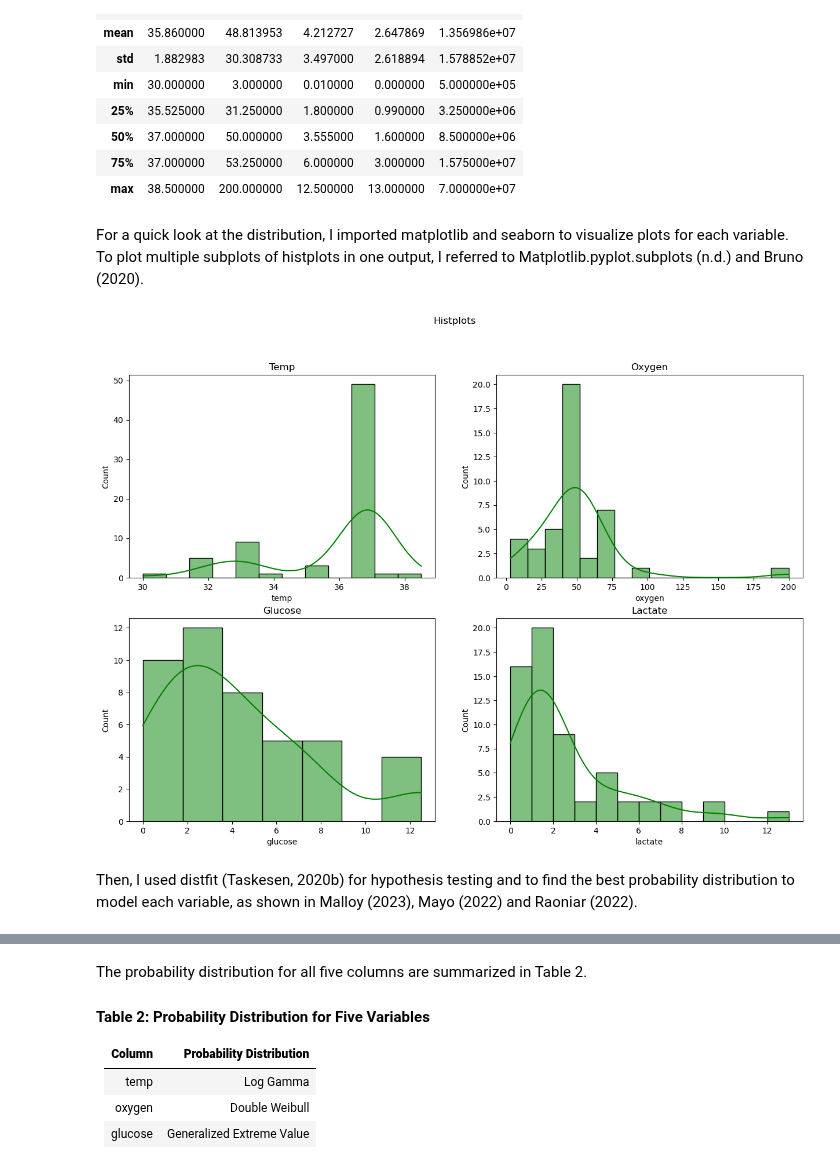
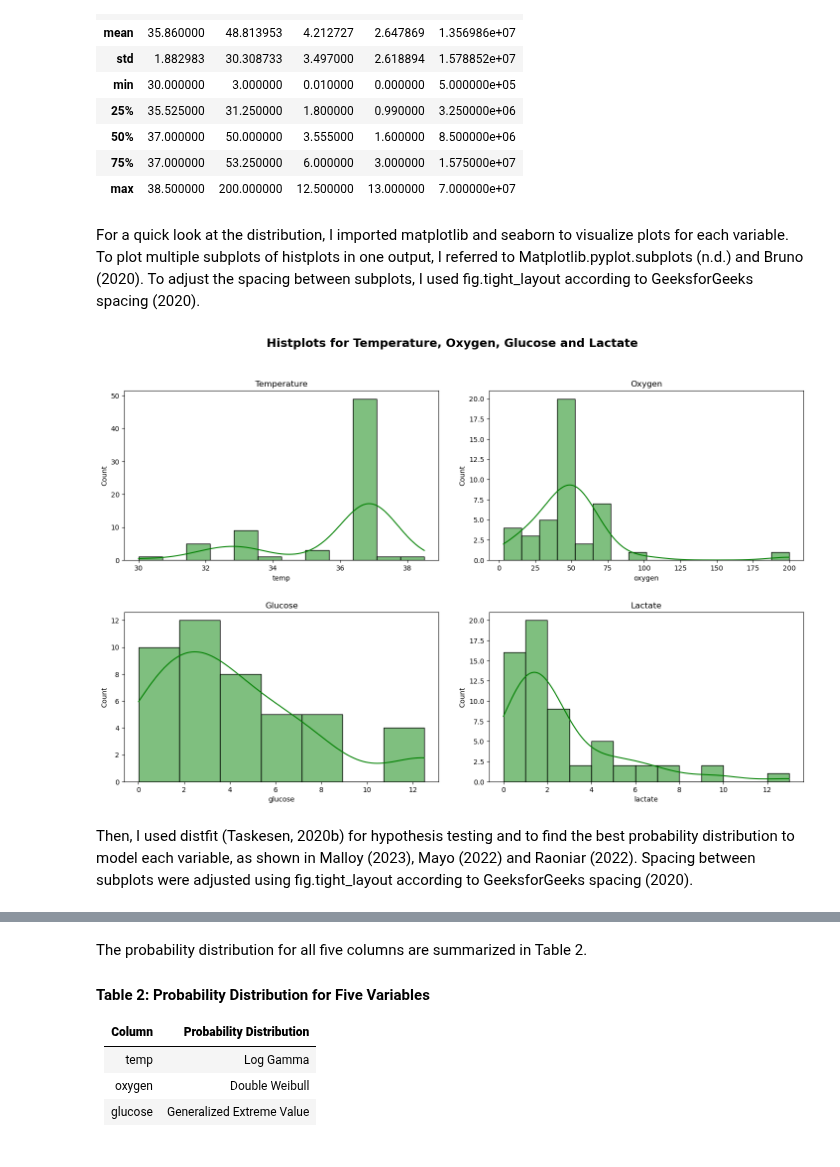
Before and after one commit to nurbujang/1progdaw23, a Jupyter notebook: project1.ipynb, the cells around one changed output, grey strips where cells are left out. Drawn from its saved outputs; the diff is of its cells as text; code cells hidden in the pictures.

Commit message:
edit to probability distribution

```diff
--- a/project1.ipynb
+++ b/project1.ipynb
@@ -234,42 +235,47 @@ df.describe()
 | 75% | 37.000000 | 53.250000 | 6.000000 | 3.000000 | 1.575000e+07 |
 | max | 38.500000 | 200.000000 | 12.500000 | 13.000000 | 7.000000e+07 |
 # %% [markdown]
-For a quick look at the distribution, I imported matplotlib and seaborn to visualize plots for each variable. To plot multiple subplots of histplots in one output, I referred to Matplotlib.pyplot.subplots (n.d.) and Bruno (2020).
+For a quick look at the distribution, I imported matplotlib and seaborn to visualize plots for each variable. To plot multiple subplots of histplots in one output, I referred to Matplotlib.pyplot.subplots (n.d.) and Bruno (2020). To adjust the spacing between subplots, I used fig.tight_layout according to GeeksforGeeks spacing (2020).
 # %%
 # For the independent variables:
 
 # create multiple subplots with 2 rows and 2 columns
 fig, axs = plt.subplots(2, 2, figsize=[15, 10])
 
-fig.suptitle('Histplots')
+fig.suptitle('Histplots for Temperature, Oxygen, Glucose and Lactate',
+             fontweight='bold', size=17)
 
 sns.histplot(df['temp'],
              kde=True, color='green', label='Data',
              ax=axs[0,0]
              )
-axs[0,0].set_title('Temp')
+axs[0,0].set_title('Temperature')
 
 sns.histplot(df['oxygen'],
              kde=True, color='green', label='Data',
              ax=axs[0,1]
              )
 axs[0,1].set_title('Oxygen')
 
 sns.histplot(df['glucose'],
              kde=True, color='green', label='Data',
              ax=axs[1,0]
              )
 axs[1,0].set_title('Glucose')
 
 sns.histplot(df['lactate'],
              kde=True, color='green', label='Data',
              ax=axs[1,1]
              )
-axs[1,1].set_title('Lactate');
+axs[1,1].set_title('Lactate')
+
+fig.tight_layout(pad=3.0)
+
+plt.show();
 # %% [output]
-[figure, old version]
+[figure, new version]
 # %% [markdown]
-Then, I used distfit (Taskesen, 2020b) for hypothesis testing and to find the best probability distribution to model each variable, as shown in Malloy (2023), Mayo (2022) and Raoniar (2022).
+Then, I used distfit (Taskesen, 2020b) for hypothesis testing and to find the best probability distribution to model each variable, as shown in Malloy (2023), Mayo (2022) and Raoniar (2022). Spacing between subplots were adjusted using fig.tight_layout according to GeeksforGeeks spacing (2020).
 # %%
 dists = {} # create a list of columns
 
```
Also changed, not shown: parts of 4 cells of this notebook.
